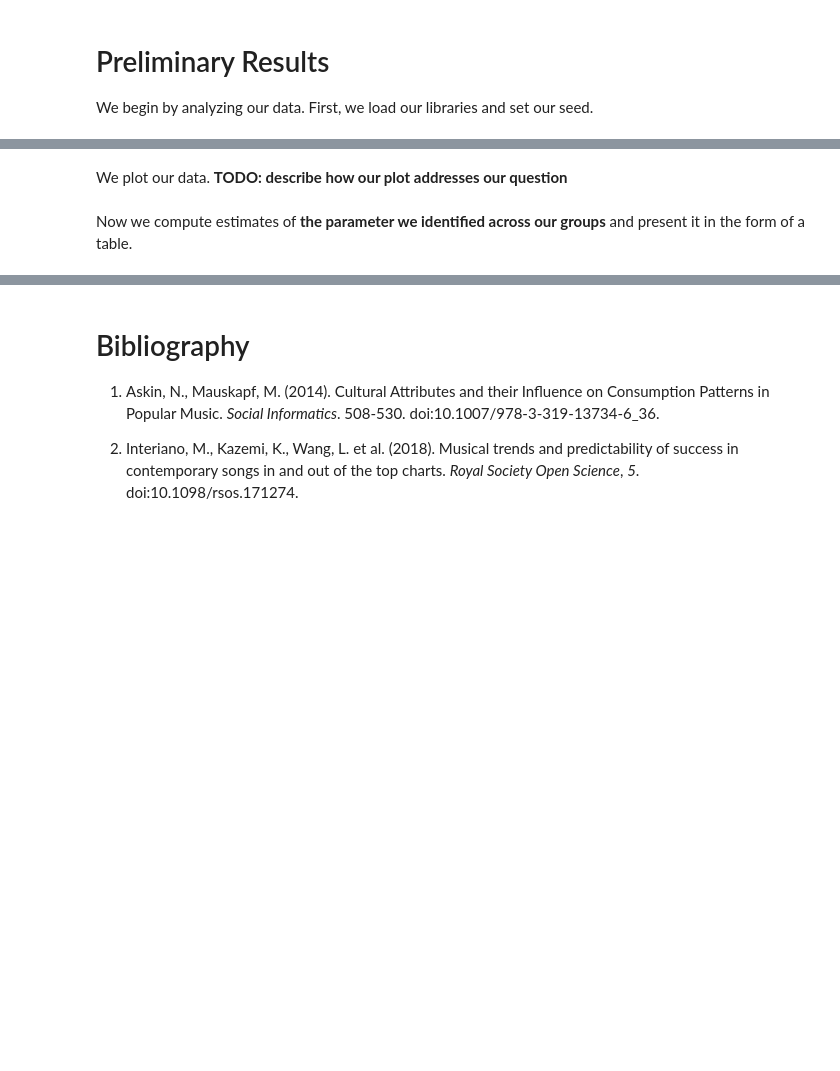
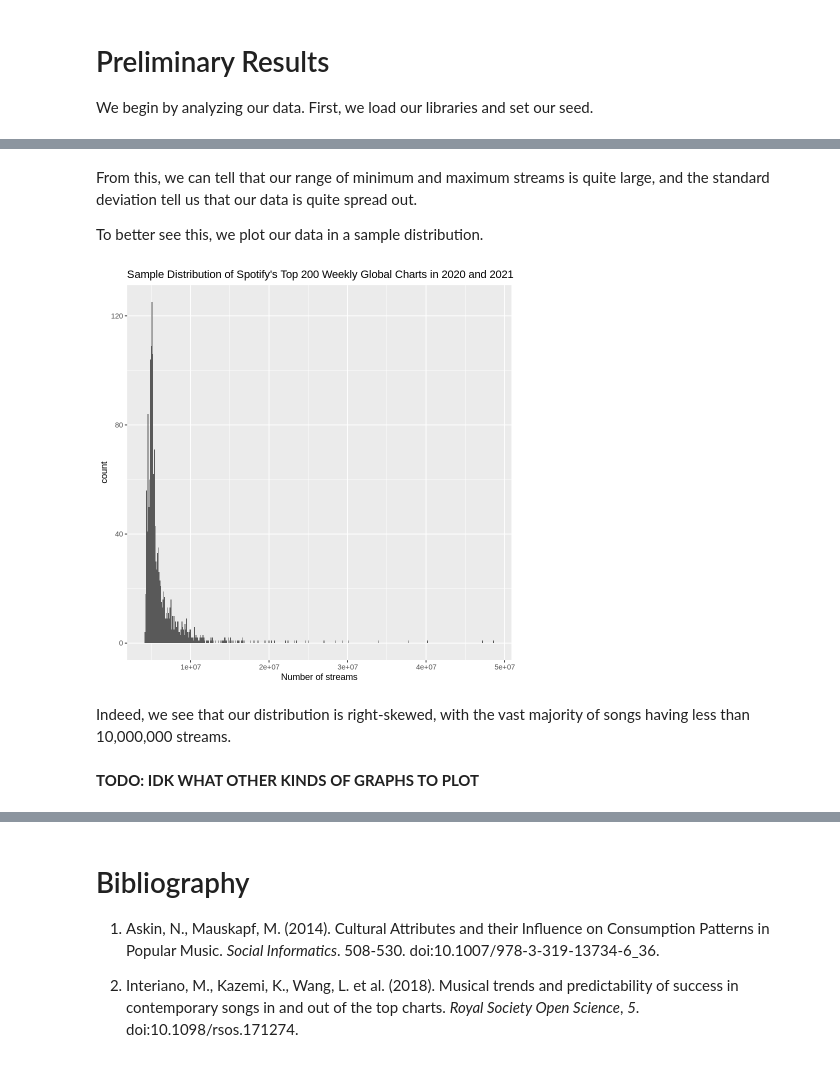
Before and after one commit to cinadia/stat-201-project, a Jupyter notebook: Proposal.ipynb, the cells around one changed output, grey strips where cells are left out. Drawn from its saved outputs; the diff is of its cells as text; code cells hidden in the pictures; blank space fills up the shorter version.

```diff
--- a/Proposal.ipynb
+++ b/Proposal.ipynb
@@ -65,6 +80,13 @@ Next, we clean and wrangle it into a tidy format.
 # %% [markdown]
-We plot our data. **TODO: describe how our plot addresses our question**
+From this, we can tell that our range of minimum and maximum streams is quite large, and the standard deviation tell us that our data is quite spread out.
+
+To better see this, we plot our data in a sample distribution.
 # %%
-# PLOT
+sample_dist <- spotify_data %>%
+    ggplot() +
+    geom_histogram(aes(x = Streams), binwidth = 100000) +
+    xlab("Number of streams") +
+    ggtitle("Sample Distribution of Spotify's Top 200 Weekly Global Charts in 2020 and 2021")
+sample_dist
+# %% [output]
+[figure, added]
-# %% [markdown]
-Now we compute estimates of **the parameter we identified across our groups** and present it in the form of a table.
@@ -73,3 +93,7 @@ Now we compute estimates of **the parameter we identified across our groups** an
+# %% [markdown]
+Indeed, we see that our distribution is right-skewed, with the vast majority of songs having less than 10,000,000 streams.
+# %% [markdown]
+**TODO: IDK WHAT OTHER KINDS OF GRAPHS TO PLOT**
 # %% [markdown]
 # Methods
 
```
Also changed, not shown: parts of 9 cells of this notebook.
